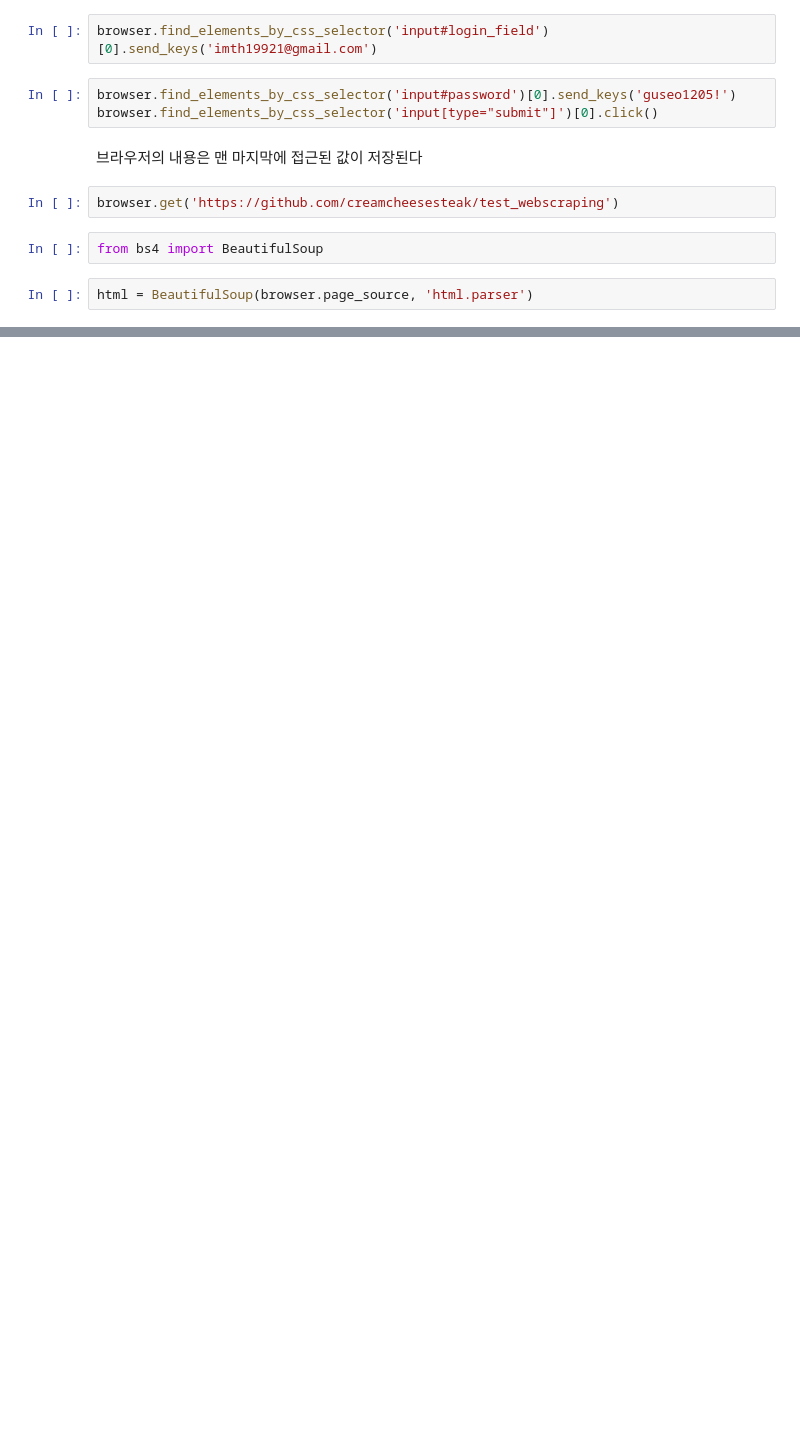
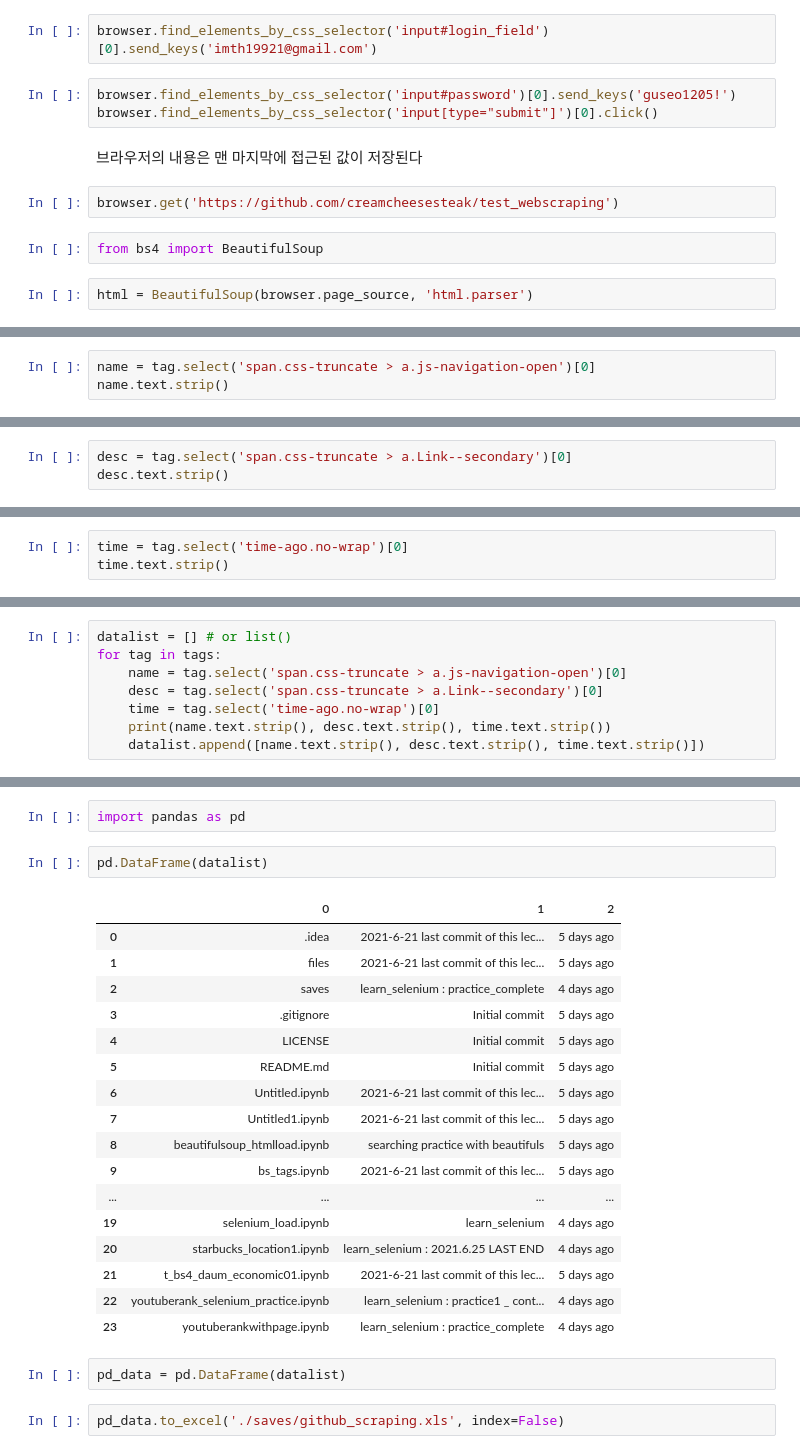
Before and after one commit to creamcheesesteak/test_webscraping, a Jupyter notebook: github_scraping.ipynb, the cells around one changed output, grey strips where cells are left out. Saved outputs shown, nothing was run; the diff lists cells and outputs as text; blank space fills up the shorter version.

Commit message:
learn_github_scrapping : 2021.06.29 오전 final

```diff
--- a/github_scraping.ipynb
+++ b/github_scraping.ipynb
@@ -46,0 +74,3 @@ tags
+# %%
+name = tag.select('span.css-truncate > a.js-navigation-open')[0]
+name.text.strip()
@@ -46,0 +83,3 @@ tags
+# %%
+desc = tag.select('span.css-truncate > a.Link--secondary')[0]
+desc.text.strip()
@@ -46,0 +92,3 @@ tags
+# %%
+time = tag.select('time-ago.no-wrap')[0]
+time.text.strip()
@@ -46,0 +107,8 @@ tags
+# %%
+datalist = [] # or list()
+for tag in tags:
+    name = tag.select('span.css-truncate > a.js-navigation-open')[0]
+    desc = tag.select('span.css-truncate > a.Link--secondary')[0]
+    time = tag.select('time-ago.no-wrap')[0]
+    print(name.text.strip(), desc.text.strip(), time.text.strip())
+    datalist.append([name.text.strip(), desc.text.strip(), time.text.strip()])
@@ -46,0 +133,26 @@ tags
+# %%
+import pandas as pd
+# %%
+pd.DataFrame(datalist)
+# %% [output]
+|  | 0 | 1 | 2 |
+| 0 | .idea | 2021-6-21 last commit of this lec... | 5 days ago |
+| 1 | files | 2021-6-21 last commit of this lec... | 5 days ago |
+| 2 | saves | learn_selenium : practice_complete | 4 days ago |
+| 3 | .gitignore | Initial commit | 5 days ago |
+| 4 | LICENSE | Initial commit | 5 days ago |
+| 5 | README.md | Initial commit | 5 days ago |
+| 6 | Untitled.ipynb | 2021-6-21 last commit of this lec... | 5 days ago |
+| 7 | Untitled1.ipynb | 2021-6-21 last commit of this lec... | 5 days ago |
+| 8 | beautifulsoup_htmlload.ipynb | searching practice with beautifuls | 5 days ago |
+| 9 | bs_tags.ipynb | 2021-6-21 last commit of this lec... | 5 days ago |
+| ... | ... | ... | ... |
+| 19 | selenium_load.ipynb | learn_selenium | 4 days ago |
+| 20 | starbucks_location1.ipynb | learn_selenium : 2021.6.25 LAST END | 4 days ago |
+| 21 | t_bs4_daum_economic01.ipynb | 2021-6-21 last commit of this lec... | 5 days ago |
+| 22 | youtuberank_selenium_practice.ipynb | learn_selenium : practice1 _ cont... | 4 days ago |
+| 23 | youtuberankwithpage.ipynb | learn_selenium : practice_complete | 4 days ago |
+# %%
+pd_data = pd.DataFrame(datalist)
+# %%
+pd_data.to_excel('./saves/github_scraping.xls', index=False)
```
Also changed, not shown: parts of 14 cells of this notebook.
